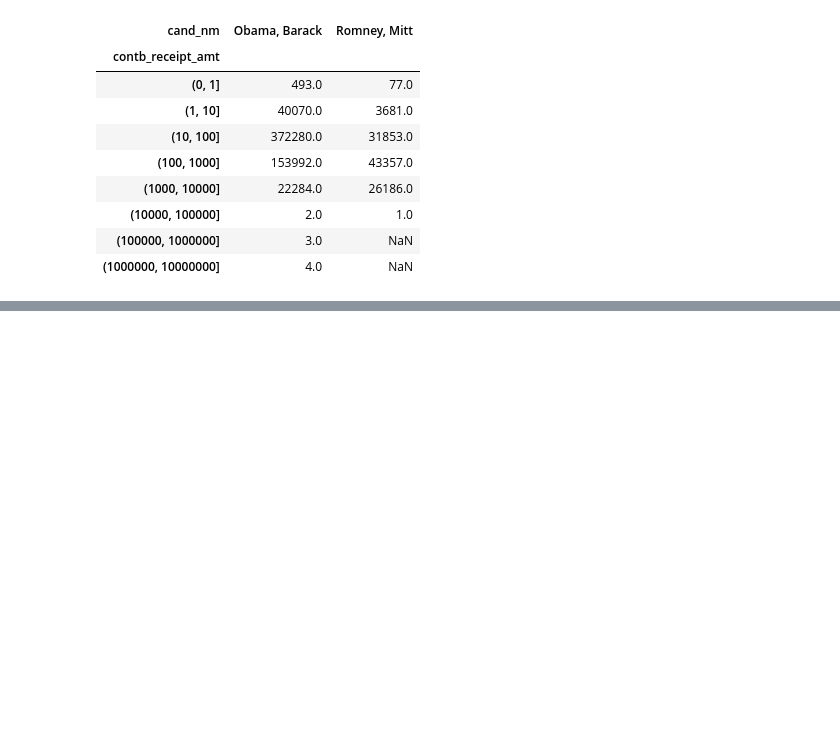
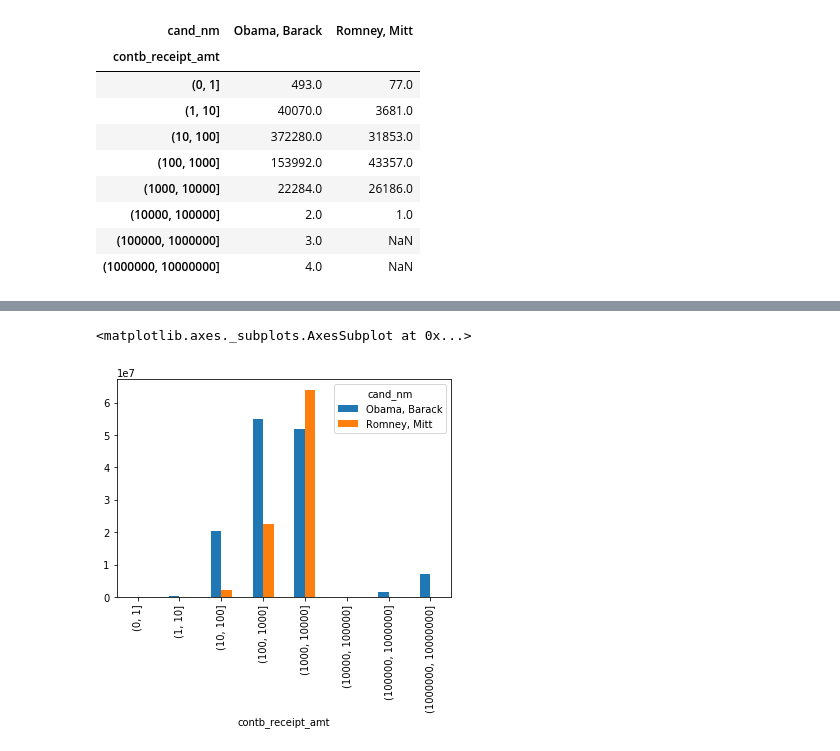
Before and after one commit to hhhhjjj/metro_ai, a Jupyter notebook: USA_sponsor.ipynb, the cells around one changed output, grey strips where cells are left out. Drawn from its saved outputs; the diff is of its cells as text; code cells hidden in the pictures; blank space fills up the shorter version.

```diff
--- a/USA_sponsor.ipynb
+++ b/USA_sponsor.ipynb
@@ -296,3 +296,7 @@ grouped_bins.size().unstack(0)
 | (10000, 100000] | 2.0 | 1.0 |
 | (100000, 1000000] | 3.0 | NaN |
 | (1000000, 10000000] | 4.0 | NaN |
+# %%
+bucket_sums=grouped_bins['contb_receipt_amt'].sum().unstack(0)
+bucket_sums
+# 统计各个区间的赞助金额
@@ -298,0 +314,6 @@ grouped_bins.size().unstack(0)
+# %%
+#Obama、Romney各区间赞助总金额
+bucket_sums.plot(kind='bar')
+# %% [output]
+<matplotlib.axes._subplots.AxesSubplot at 0x...>
+[figure, added]
```
Also changed, not shown: parts of 8 cells of this notebook.
